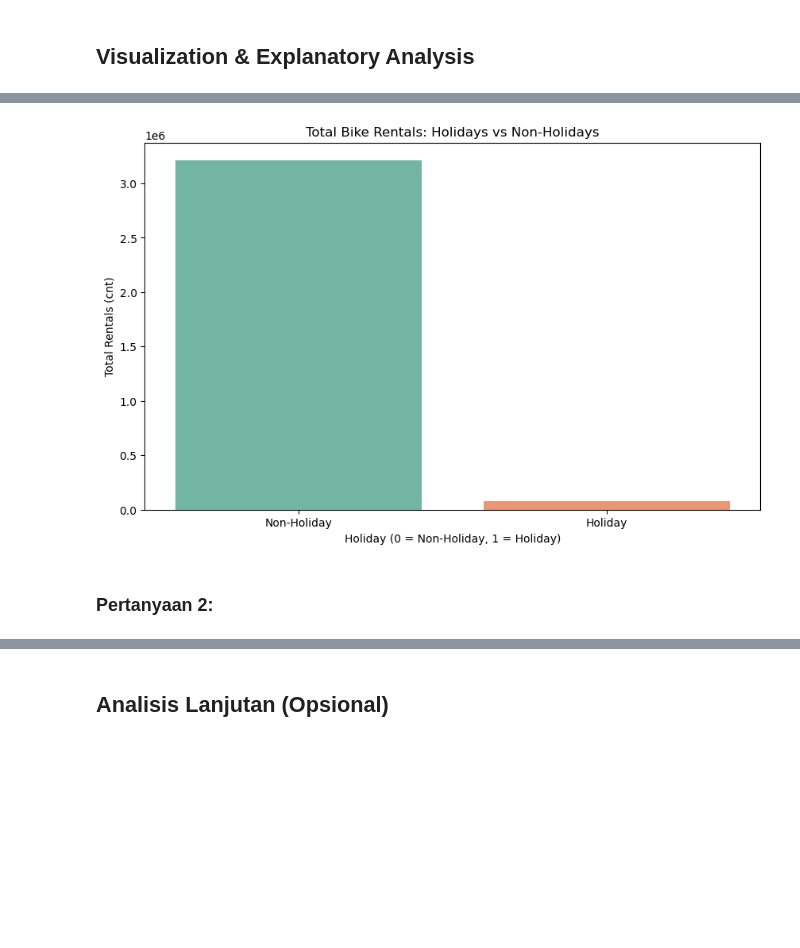
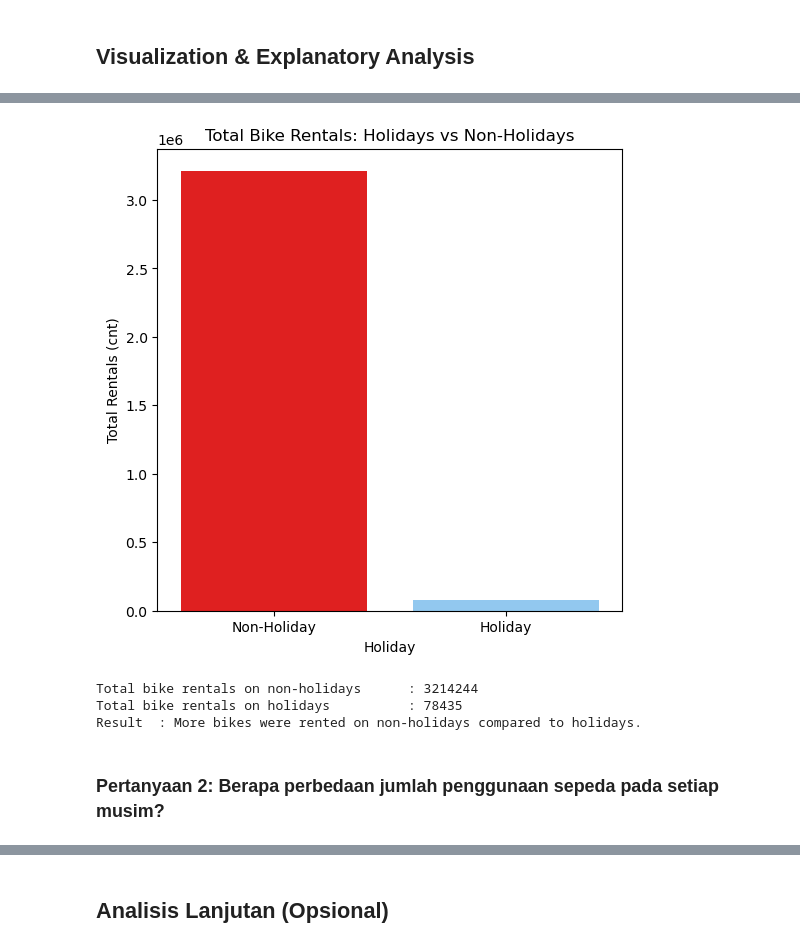
Before and after one commit to yudistiraadiyoga/submission, a Jupyter notebook: notebook.ipynb, the cells around one changed output, grey strips where cells are left out. Drawn from its saved outputs; the diff is of its cells as text; code cells hidden in the pictures; blank space fills up the shorter version.

```diff
--- a/notebook.ipynb
+++ b/notebook.ipynb
@@ -183,8 +163,10 @@ hour_df.describe()
 # %% [markdown]
 ### Cleaning Data
 # %%
-day_df.drop_duplicates(inplace=True)
-hour_df.drop_duplicates(inplace=True)
+if day_df.duplicated().sum() > 0:
+    day_df.drop_duplicates(inplace=True)
+if hour_df.duplicated().sum() > 0:
+    hour_df.drop_duplicates(inplace=True)
 # %%
 day_df['dteday'] = pd.to_datetime(day_df['dteday'])
 hour_df['dteday'] = pd.to_datetime(hour_df['dteday'])
@@ -278,12 +348,12 @@ plt.show()
 # %%
-plt.figure(figsize=(10, 6))
-sns.barplot(x='holiday', y='total_rentals', data=holiday_stats, palette='Set2')
+max_bar = np.argmax(holiday_stats['total_rentals'])
+colors = ['#FF0000' if i == max_bar else '#82CAFF' for i in range(len(holiday_stats))]
+plt.figure(figsize=(6, 6))
+sns.barplot(x='holiday', y='total_rentals', data=holiday_stats, palette=colors)
 plt.title('Total Bike Rentals: Holidays vs Non-Holidays')
-plt.xlabel('Holiday (0 = Non-Holiday, 1 = Holiday)')
+plt.xlabel('Holiday')
 plt.ylabel('Total Rentals (cnt)')
 plt.xticks(ticks=[0, 1], labels=['Non-Holiday', 'Holiday'])
 plt.show()
 # %% [output]
-[figure, old version]
+[figure, new version]
-# %% [markdown]
-### Pertanyaan 2:
@@ -290 +363,17 @@ plt.show()
+# %%
+print(f'Total bike rentals on non-holidays\t: {non_holiday_rentals}')
+print(f'Total bike rentals on holidays\t\t: {holiday_rentals}')
+
+if holiday_rentals > non_holiday_rentals:
+    result = 'More bikes were rented on holidays compared to non-holidays.'
+else:
+    result = 'More bikes were rented on non-holidays compared to holidays.'
+
+print(f'Result\t: {result}')
+# %% [output]
+Total bike rentals on non-holidays      : 3214244
+Total bike rentals on holidays          : 78435
+Result  : More bikes were rented on non-holidays compared to holidays.
+# %% [markdown]
+### Pertanyaan 2: Berapa perbedaan jumlah penggunaan sepeda pada setiap musim?
 # %%
```
Also changed, not shown: parts of 36 cells of this notebook, 3 other files.
